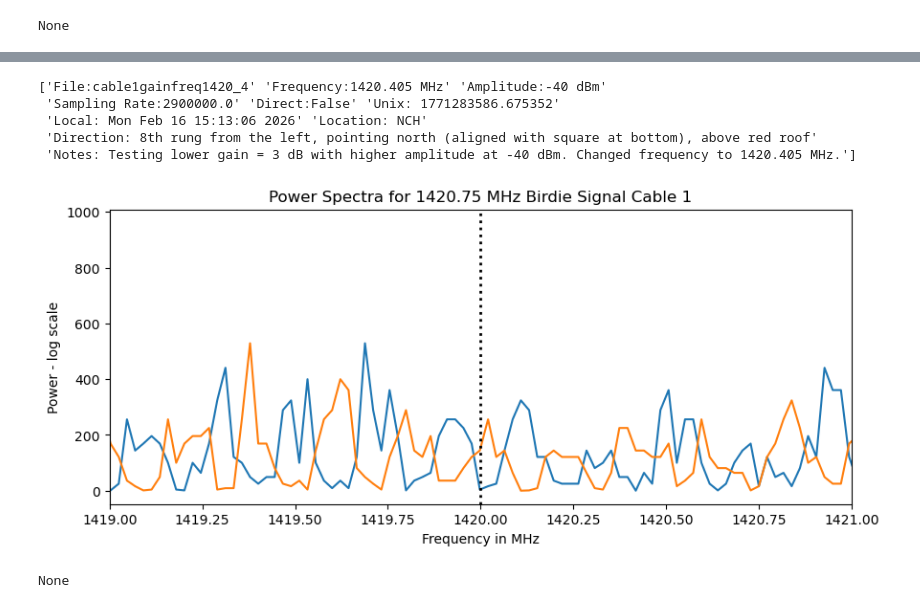
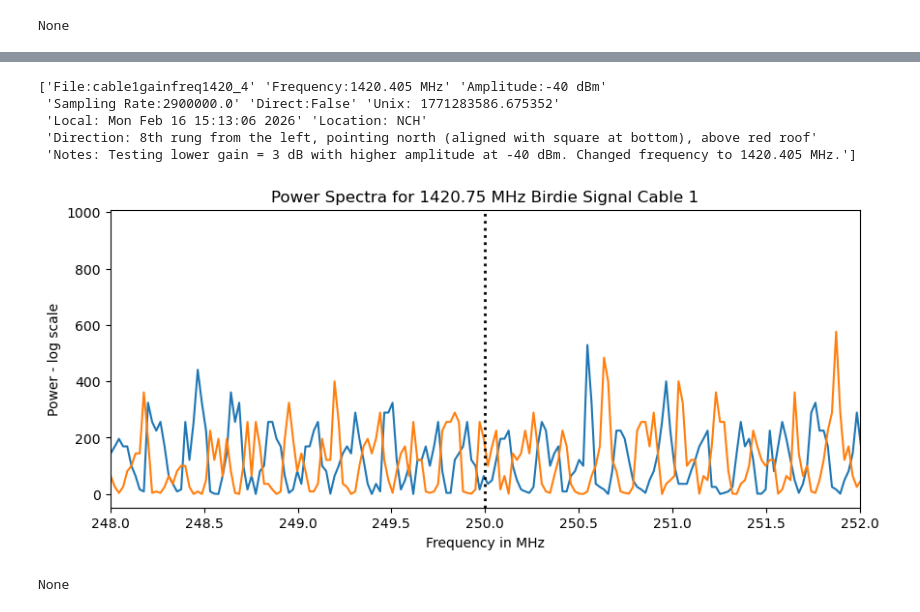
Before and after one commit to MakJimenez/Astro121, a Jupyter notebook: Lab_2_workbook.ipynb, the cells around one changed output, grey strips where cells are left out. Cells and saved outputs as stored; diff of their text form; code cells hidden in the pictures.

```diff
--- a/Lab_2_workbook.ipynb
+++ b/Lab_2_workbook.ipynb
@@ -986,34 +983,40 @@ NameError: name 'bird7' is not defined
 # Now trying digital gain = 10 dB again to see if signal comes back.
 
 birdie26 = np.load("cable1gainfreq1420_4.npz")
 
 bird26 = birdie26["arr_1"]
 print(birdie26["arr_0"])
 b26 = bird26[3]
 
 fs = 2.9e6
 N = len(b26)
 
 plt.figure(figsize=(10,4))
+
+# attempting better windowing in order to see peak more clearly
+# window = np.hanning(N)
+# shifted_ft = np.fft.fftshift(np.fft.fft(b26 * window))
+
 shifted_ft = np.fft.fftshift(np.fft.fft(b26))
 power = np.abs(shifted_ft) ** 2
 f = np.fft.fftshift(np.fft.fftfreq(N, d=1/fs))
 
 
 
 plt.plot(f / 1e3, power) # 1e3 is unit conversion from MHz to kHz
-plt.axvline(x=1420, linestyle=":", color="black", linewidth=2) # reference frequency
-plt.xlim(1419, 1421)
+plt.axvline(x=250, linestyle=":", color="black", linewidth=2) # reference frequency
+plt.axvline(x=-250, linestyle=":", color="black", linewidth=2)
+plt.xlim(248, 252)
 # plt.yscale("log")
 plt.xlabel("Frequency in MHz")
 plt.ylabel("Power - log scale")
 plt.title("Power Spectra for 1420.75 MHz Birdie Signal Cable 1")
 print(plt.show())
 # %% [output]
 ['File:cable1gainfreq1420_4' 'Frequency:1420.405 MHz' 'Amplitude:-40 dBm'
  'Sampling Rate:2900000.0' 'Direct:False' 'Unix: 1771283586.675352'
  'Local: Mon Feb 16 15:13:06 2026' 'Location: NCH'
  'Direction: 8th rung from the left, pointing north (aligned with square at bottom), above red roof'
  'Notes: Testing lower gain = 3 dB with higher amplitude at -40 dBm. Changed frequency to 1420.405 MHz.']
-[figure, old version]
+[figure, new version]
 None
```
Also changed, not shown: parts of 8 cells of this notebook.
